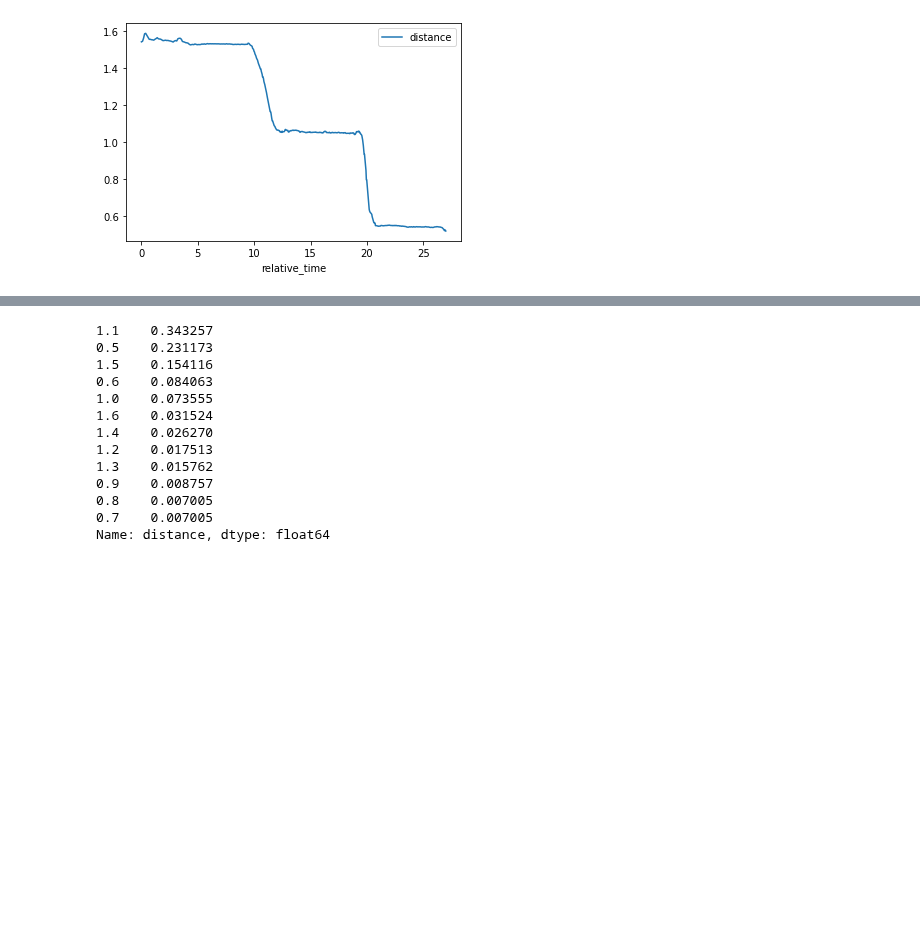
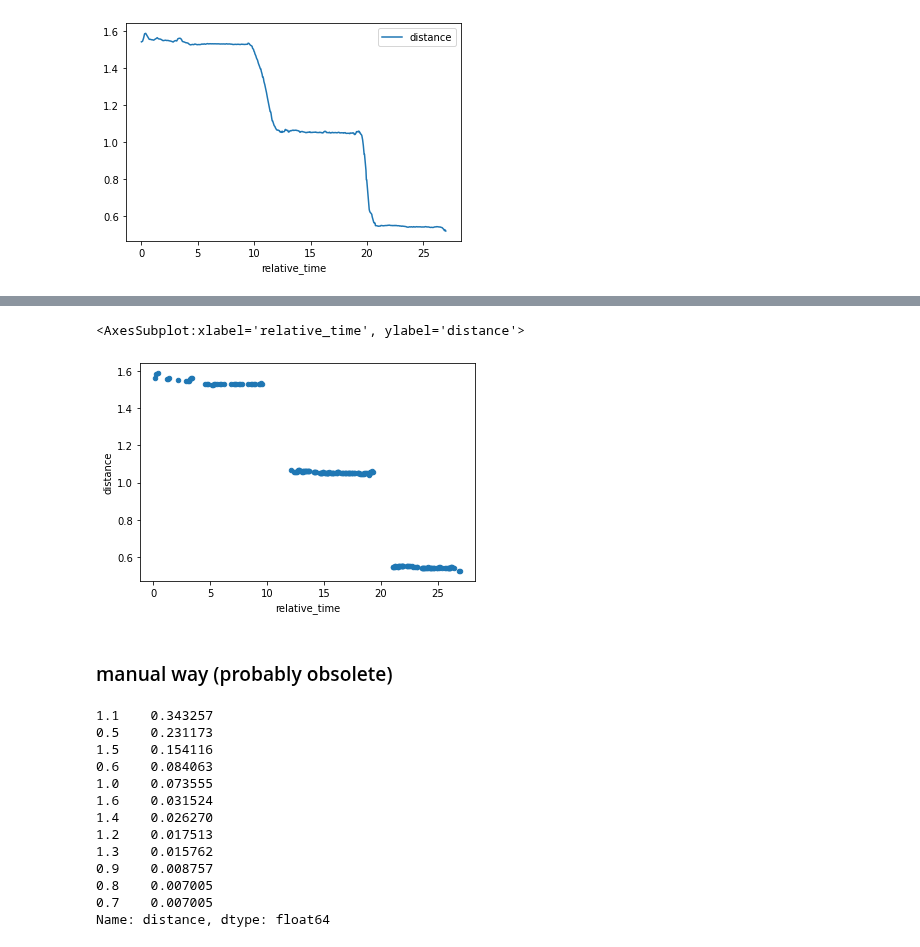
Before and after one commit to hakanErgin/apriltag_test_bench, a Jupyter notebook: test_pipeline/scripts/eda.ipynb, the cells around one changed output, grey strips where cells are left out. Cells and saved outputs as stored; diff of their text form; code cells hidden in the pictures; blank space fills up the shorter version.

```diff
--- a/test_pipeline/scripts/eda.ipynb
+++ b/test_pipeline/scripts/eda.ipynb
@@ -51,0 +54,2 @@ df.plot(x='relative_time', y='distance')
+# %%
+df_filtered_by_change = df.loc[df.distance.pct_change(periods=2)>.000001]
@@ -52,3 +72,10 @@ df.plot(x='relative_time', y='distance')
+# %%
+df_filtered_by_change.plot.scatter(x='relative_time', y='distance')
+# %% [output]
+<AxesSubplot:xlabel='relative_time', ylabel='distance'>
+[figure, added]
+# %% [markdown]
+### manual way (probably obsolete)
 # %%
 # the spread of values when rounded
 df.distance.round(1).value_counts(normalize=True)
```
Also changed, not shown: parts of 2 cells of this notebook.
